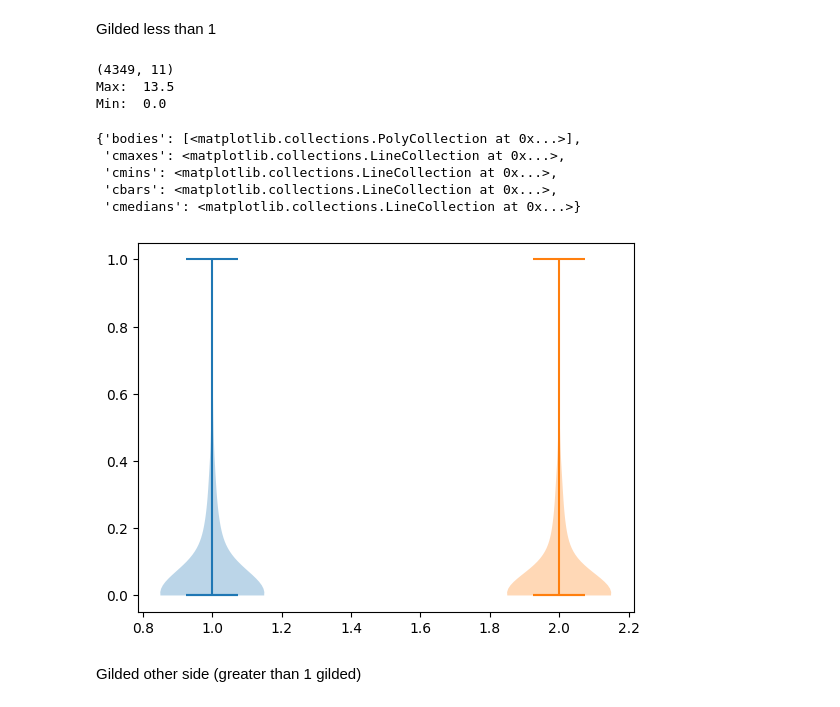
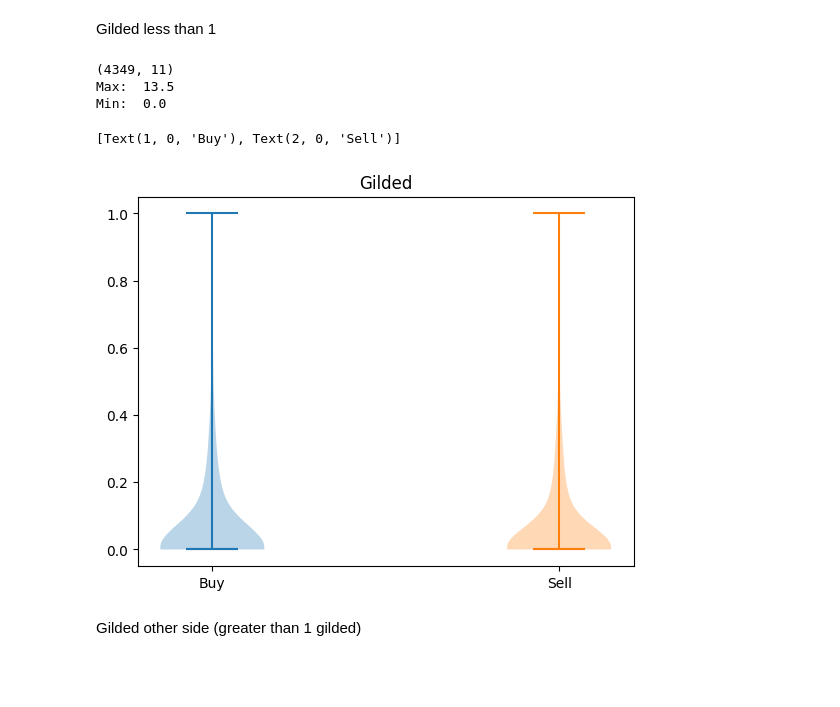
Before and after one commit to benfouch/finalDaScProj, a Jupyter notebook: exploration.ipynb, the cells around one changed output. Saved outputs shown, nothing was run; the diff lists cells and outputs as text; code cells hidden in the pictures; blank space fills up the shorter version.

```diff
--- a/exploration.ipynb
+++ b/exploration.ipynb
@@ -137,21 +134,20 @@ Gilded less than 1
 # %%
 fig, ax = plt.subplots()
 mc = df[df['gilded'] <= 1]
 print(mc.shape)
 print('Max: ', df['gilded'].max())
 print('Min: ', df['gilded'].min())
 ax.violinplot(mc['gilded'][mc['target_bin'] == 1], showmedians=True, positions=[1], widths=0.3,bw_method=0.5)
 ax.violinplot(mc['gilded'][mc['target_bin'] == 0], showmedians=True, positions=[2], widths=0.3,bw_method=0.5)
+ax.set_title('Gilded')
+ax.set_xticks([1, 2])
+ax.set_xticklabels(['Buy', 'Sell'])
 # %% [output]
 (4349, 11)
 Max:  13.5
 Min:  0.0
-{'bodies': [<matplotlib.collections.PolyCollection at 0x...>],
- 'cmaxes': <matplotlib.collections.LineCollection at 0x...>,
- 'cmins': <matplotlib.collections.LineCollection at 0x...>,
- 'cbars': <matplotlib.collections.LineCollection at 0x...>,
- 'cmedians': <matplotlib.collections.LineCollection at 0x...>}
+[Text(1, 0, 'Buy'), Text(2, 0, 'Sell')]
-[figure, old version]
+[figure, new version]
 # %% [markdown]
 Gilded other side (greater than 1 gilded)
 # %%
```
Also changed, not shown: parts of 12 cells of this notebook.
